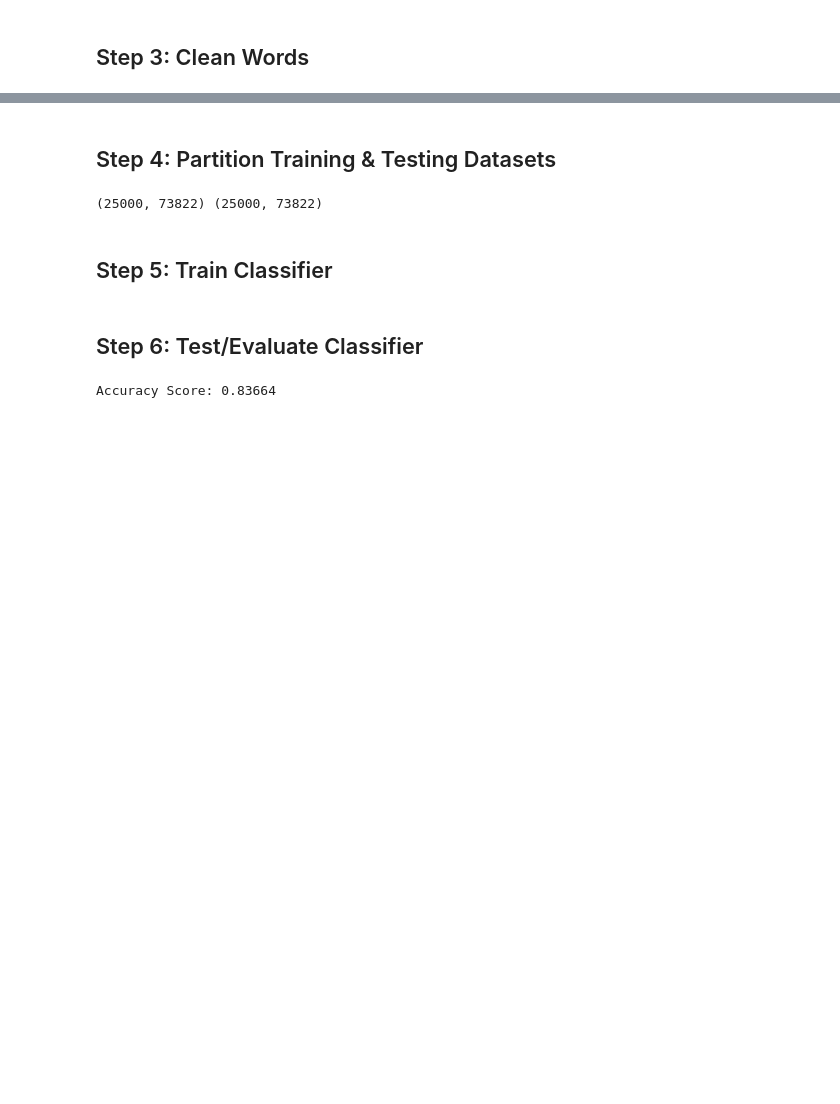
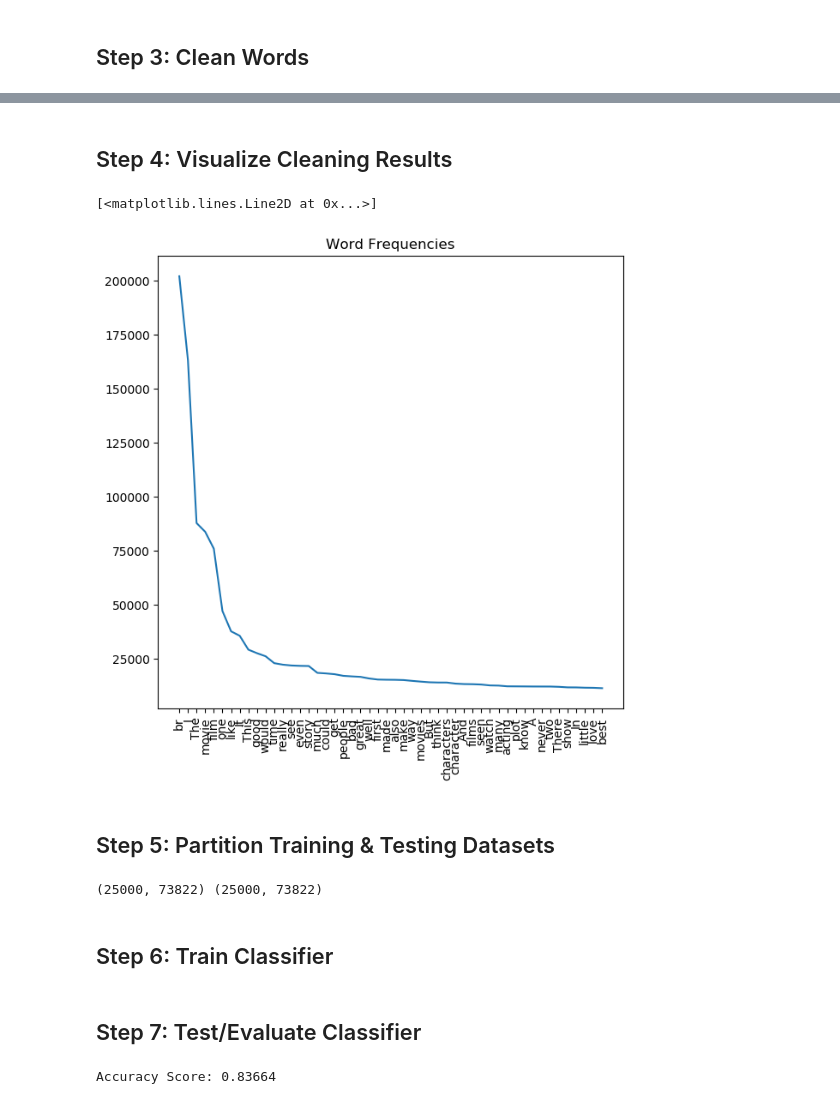
Before and after one commit to jyoung67/data-science, a Jupyter notebook: HW11/11-nlp.ipynb, the cells around one changed output, grey strips where cells are left out. Drawn from its saved outputs; the diff is of its cells as text; code cells hidden in the pictures; blank space fills up the shorter version.

```diff
--- a/HW11/11-nlp.ipynb
+++ b/HW11/11-nlp.ipynb
@@ -463,5 +446,27 @@ sorted(frequency_dist,key=frequency_dist.__getitem__, reverse=True)[0:50]
+# %% [markdown]
+## Step 4:  Visualize Cleaning Results
+# %%
+x = list(sorted(frequency_dist,key=frequency_dist.__getitem__, reverse=True)[0:50])
+y = []
+
+for cc in sorted(frequency_dist,key=frequency_dist.__getitem__, reverse=True)[0:50]:
+    y.append(frequency_dist.__getitem__(cc))
+
+width_in_inches = 7
+height_in_inches = 7
+dots_per_inch = 100
+
+plt.figure(
+    figsize=(width_in_inches, height_in_inches),
+    dpi=dots_per_inch)
+plt.xticks(rotation=90)
+plt.title("Word Frequencies")
+plt.plot(x,y)
+# %% [output]
+[<matplotlib.lines.Line2D at 0x...>]
+[figure, added]
 # %% [markdown]
-## Step 4:  Partition Training & Testing Datasets
+## Step 5:  Partition Training & Testing Datasets
 # %%
 from sklearn.feature_extraction.text import TfidfTransformer
 from sklearn.feature_extraction.text import TfidfVectorizer
@@ -478,12 +483,12 @@ print(train_vectors.shape, test_vectors.shape)
 # %% [output]
 (25000, 73822) (25000, 73822)
 # %% [markdown]
-## Step 5:  Train Classifier
+## Step 6:  Train Classifier
 # %%
 from sklearn.naive_bayes import MultinomialNB
 clf = MultinomialNB().fit(train_vectors, y_train)
 # %% [markdown]
-## Step 6:  Test/Evaluate Classifier
+## Step 7:  Test/Evaluate Classifier
 # %%
 from  sklearn.metrics  import accuracy_score
 predicted = clf.predict(test_vectors)
```
Also changed, not shown: parts of 1 cell of this notebook.
